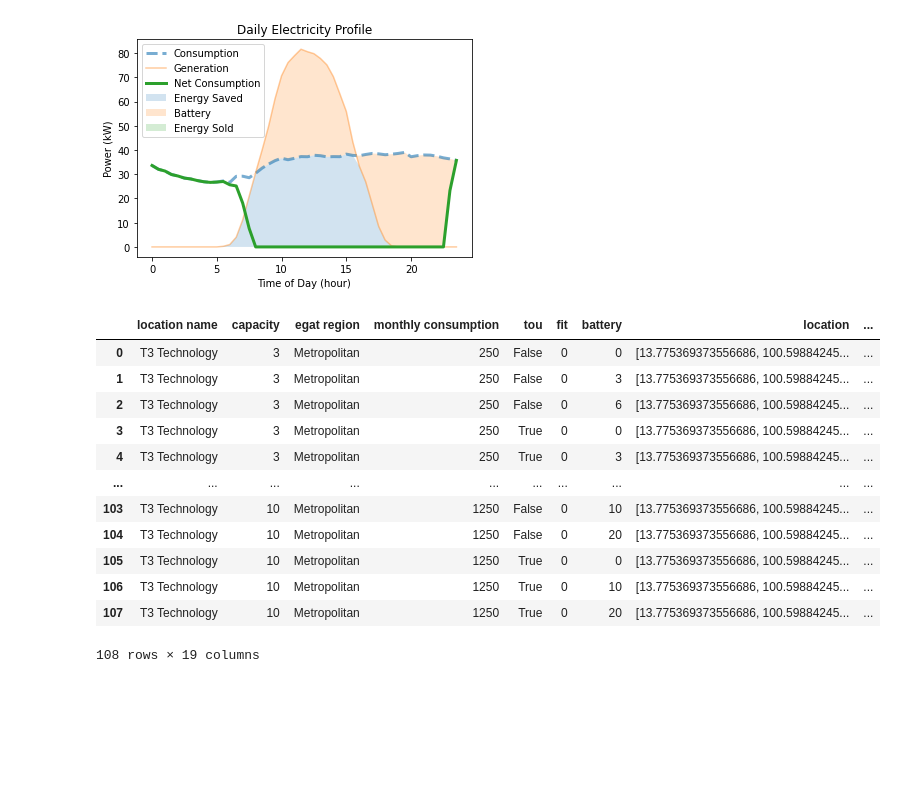
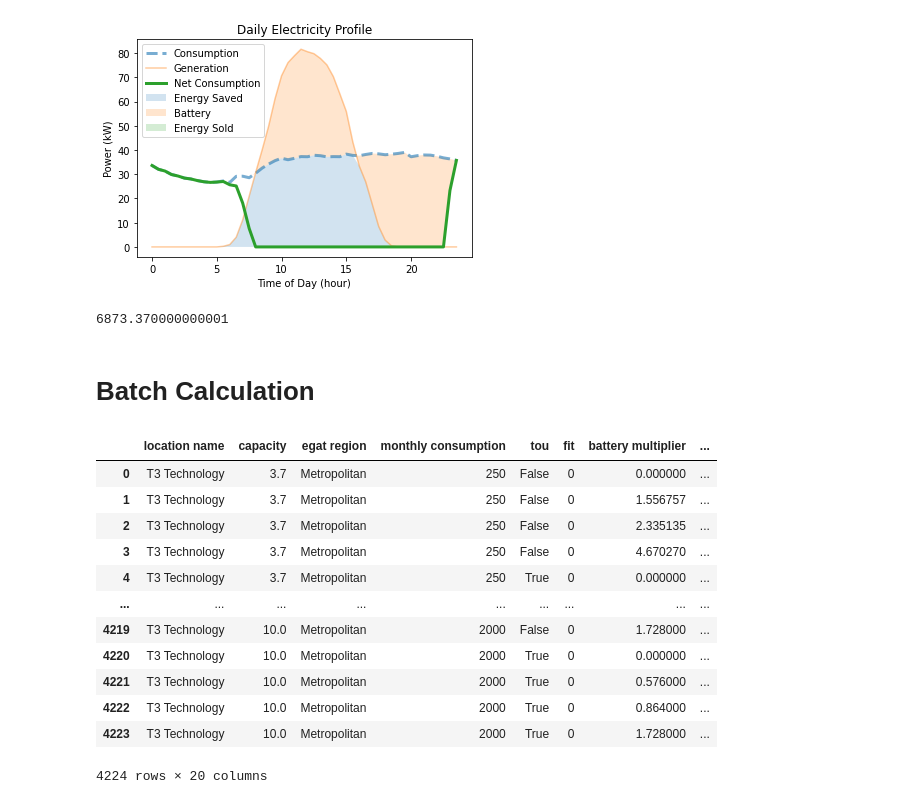
Before and after one commit to AndyBestIsBored/ThaiSolarROICalculation, a Jupyter notebook: batch_calculation.ipynb, the cells around one changed output. Saved outputs shown, nothing was run; the diff lists cells and outputs as text; code cells hidden in the pictures; blank space fills up the shorter version.

Commit message:
updated the target range and ROI

```diff
--- a/batch_calculation.ipynb
+++ b/batch_calculation.ipynb
@@ -283,6 +283,7 @@ class System:
         self.tou = input["tou"]
         self.fit = input["fit"]
         self.battery = input["battery"]
+        self.battery_multiplier = (self.battery / self.capacity)
 
         system_name = f"{self.location_name}_{self.capacity}kW"
         pv_system = self.get_pv_system_info(system_name=system_name)
@@ -312,6 +313,7 @@ class System:
                   "monthly consumption": self.monthly_consumption,
                   "tou": self.tou,
                   "fit": self.fit,
+                  "battery multiplier": self.battery_multiplier,
                   "battery": self.battery,
                   "location": self.location,
                   "mounting method": self.mounting_method,
@@ -394,66 +396,76 @@ test_input = {
     "monthly consumption": 805,
     "tou": False,
     "fit": 0,
-    "battery": 10,
+    "battery": 5,
 }
 test = System(test_input)
 test.plot()
 # %% [output]
 [figure]
+# %%
+System.energy2cost_2(1600)
+# %% [output]
+6873.370000000001
+# %% [markdown]
+# Batch Calculation
 # %%
 location_name_list = ["T3 Technology"]
 egat_region_list = ["Metropolitan"]
 fit_list = [0]
-capacity_list = [3, 5, 10]
-battery_multiplier_list = [0, 1, 2]
+capacity_list = [3.7, 5, 10]
+battery_list = [0, 5.76, 8.64, 17.28]
+# battery_multiplier_list = [0, 1, 2]
 tou_list = [False, True]
-monthly_consumption_list = range(250, 1250+1, 200)
+monthly_consumption_list = range(250, 2000+1, 10)
 
 configuration_list = []
 
 keys = [
     "location name",
     "capacity",
     "egat region",
     "monthly consumption",
     "tou",
     "fit",
-    "battery_multiplier",
+    "battery",
+    # "battery_multiplier",
 ]
 
 # Generate all possible combinations and convert them to a list of dictionaries
 all_configurations = [
     dict(zip(keys, values))
     for values in product(
         location_name_list,
         capacity_list,
         egat_region_list,
         monthly_consumption_list,
         tou_list,
         fit_list,
-        battery_multiplier_list,
+        battery_list
+        # battery_multiplier_list,
     )
 ]
 
 all_systems = []
 for configuration in all_configurations:
-    configuration["battery"] = configuration["capacity"] * configuration["battery_multiplier"]
+    # configuration["battery"] = configuration["capacity"] * configuration["battery_multiplier"]
     system = System(configuration)
     all_systems.append(system.to_dict())
 
 system_df = DataFrame(all_systems)
+system_df.to_csv("System Data")
 system_df
 # %% [output]
-|  | location name | capacity | egat region | monthly consumption | tou | fit | battery | location | ... |
-| 0 | T3 Technology | 3 | Metropolitan | 250 | False | 0 | 0 | [13.775369373556686, 100.59884245... | ... |
-| 1 | T3 Technology | 3 | Metropolitan | 250 | False | 0 | 3 | [13.775369373556686, 100.59884245... | ... |
-| 2 | T3 Technology | 3 | Metropolitan | 250 | False | 0 | 6 | [13.775369373556686, 100.59884245... | ... |
-| 3 | T3 Technology | 3 | Metropolitan | 250 | True | 0 | 0 | [13.775369373556686, 100.59884245... | ... |
-| 4 | T3 Technology | 3 | Metropolitan | 250 | True | 0 | 3 | [13.775369373556686, 100.59884245... | ... |
-| ... | ... | ... | ... | ... | ... | ... | ... | ... | ... |
-| 103 | T3 Technology | 10 | Metropolitan | 1250 | False | 0 | 10 | [13.775369373556686, 100.59884245... | ... |
-| 104 | T3 Technology | 10 | Metropolitan | 1250 | False | 0 | 20 | [13.775369373556686, 100.59884245... | ... |
-| 105 | T3 Technology | 10 | Metropolitan | 1250 | True | 0 | 0 | [13.775369373556686, 100.59884245... | ... |
-| 106 | T3 Technology | 10 | Metropolitan | 1250 | True | 0 | 10 | [13.775369373556686, 100.59884245... | ... |
-| 107 | T3 Technology | 10 | Metropolitan | 1250 | True | 0 | 20 | [13.775369373556686, 100.59884245... | ... |
+|  | location name | capacity | egat region | monthly consumption | tou | fit | battery multiplier | ... |
+| 0 | T3 Technology | 3.7 | Metropolitan | 250 | False | 0 | 0.000000 | ... |
+| 1 | T3 Technology | 3.7 | Metropolitan | 250 | False | 0 | 1.556757 | ... |
+| 2 | T3 Technology | 3.7 | Metropolitan | 250 | False | 0 | 2.335135 | ... |
+| 3 | T3 Technology | 3.7 | Metropolitan | 250 | False | 0 | 4.670270 | ... |
+| 4 | T3 Technology | 3.7 | Metropolitan | 250 | True | 0 | 0.000000 | ... |
+| ... | ... | ... | ... | ... | ... | ... | ... | ... |
+| 4219 | T3 Technology | 10.0 | Metropolitan | 2000 | False | 0 | 1.728000 | ... |
+| 4220 | T3 Technology | 10.0 | Metropolitan | 2000 | True | 0 | 0.000000 | ... |
+| 4221 | T3 Technology | 10.0 | Metropolitan | 2000 | True | 0 | 0.576000 | ... |
+| 4222 | T3 Technology | 10.0 | Metropolitan | 2000 | True | 0 | 0.864000 | ... |
+| 4223 | T3 Technology | 10.0 | Metropolitan | 2000 | True | 0 | 1.728000 | ... |
-108 rows × 19 columns
+4224 rows × 20 columns
```
Also changed, not shown: 4 other files.
